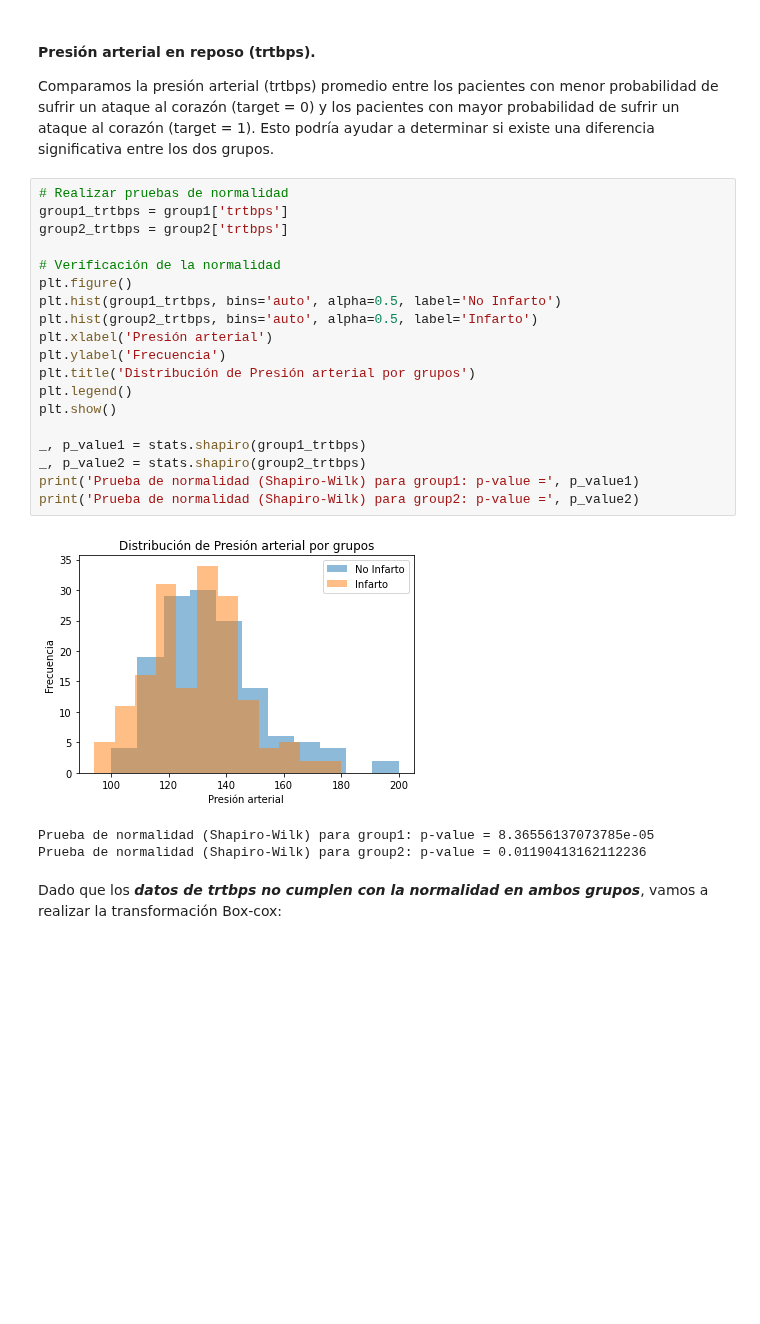
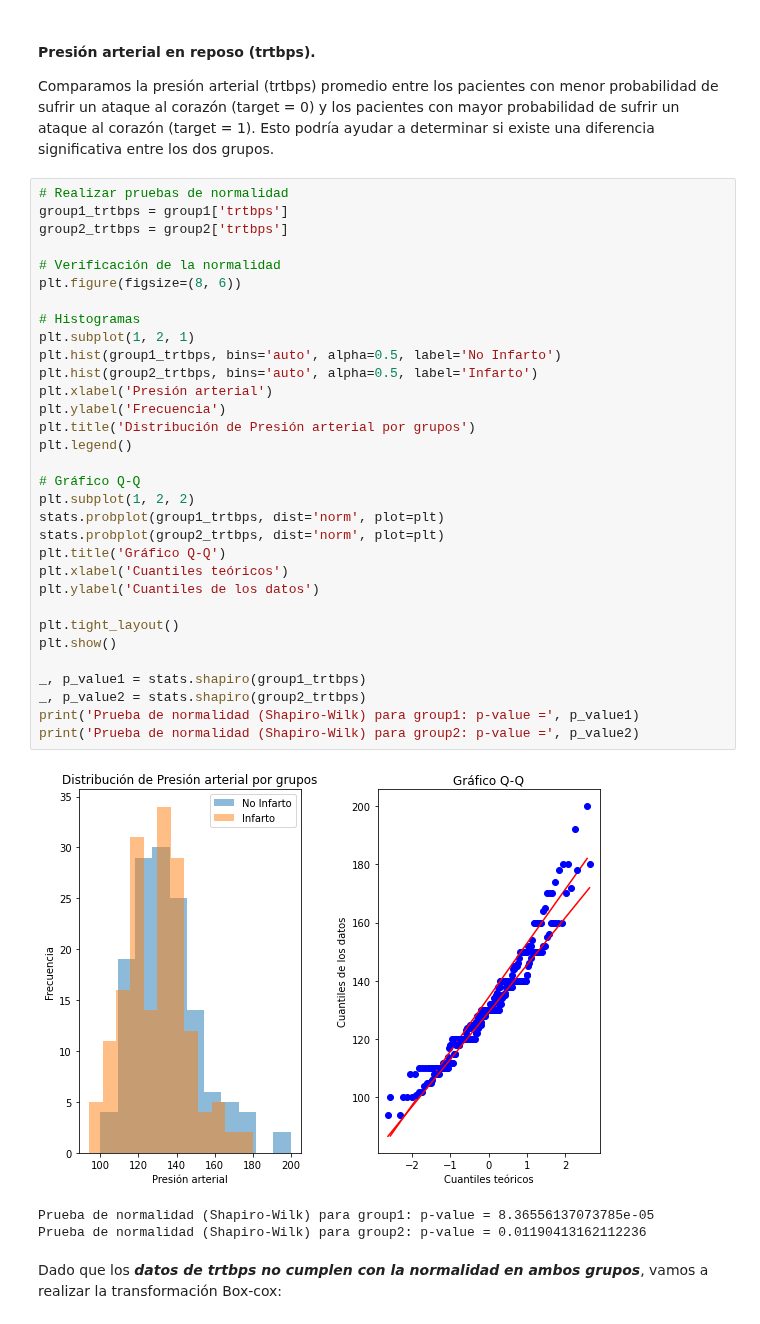
Before and after one commit to OscarTienda/heart-attack-analysis-prection, a Jupyter notebook: code/heart-attack-analysis-prediction.ipynb, the cells around one changed output. Saved outputs shown, nothing was run; the diff lists cells and outputs as text; blank space fills up the shorter version.

```diff
--- a/code/heart-attack-analysis-prediction.ipynb
+++ b/code/heart-attack-analysis-prediction.ipynb
@@ -580,24 +668,37 @@ Comparamos la presión arterial (trtbps) promedio entre los pacientes con menor
 # %%
 # Realizar pruebas de normalidad
 group1_trtbps = group1['trtbps']
 group2_trtbps = group2['trtbps']
 
 # Verificación de la normalidad
-plt.figure()
+plt.figure(figsize=(8, 6))
+
+# Histogramas
+plt.subplot(1, 2, 1)
 plt.hist(group1_trtbps, bins='auto', alpha=0.5, label='No Infarto')
 plt.hist(group2_trtbps, bins='auto', alpha=0.5, label='Infarto')
 plt.xlabel('Presión arterial')
 plt.ylabel('Frecuencia')
 plt.title('Distribución de Presión arterial por grupos')
 plt.legend()
+
+# Gráfico Q-Q
+plt.subplot(1, 2, 2)
+stats.probplot(group1_trtbps, dist='norm', plot=plt)
+stats.probplot(group2_trtbps, dist='norm', plot=plt)
+plt.title('Gráfico Q-Q')
+plt.xlabel('Cuantiles teóricos')
+plt.ylabel('Cuantiles de los datos')
+
+plt.tight_layout()
 plt.show()
 
 _, p_value1 = stats.shapiro(group1_trtbps)
 _, p_value2 = stats.shapiro(group2_trtbps)
 print('Prueba de normalidad (Shapiro-Wilk) para group1: p-value =', p_value1)
 print('Prueba de normalidad (Shapiro-Wilk) para group2: p-value =', p_value2)
 # %% [output]
-[figure, old version]
+[figure, new version]
 Prueba de normalidad (Shapiro-Wilk) para group1: p-value = 8.36556137073785e-05
 Prueba de normalidad (Shapiro-Wilk) para group2: p-value = 0.01190413162112236
 # %% [markdown]
```
Also changed, not shown: parts of 19 cells of this notebook.
